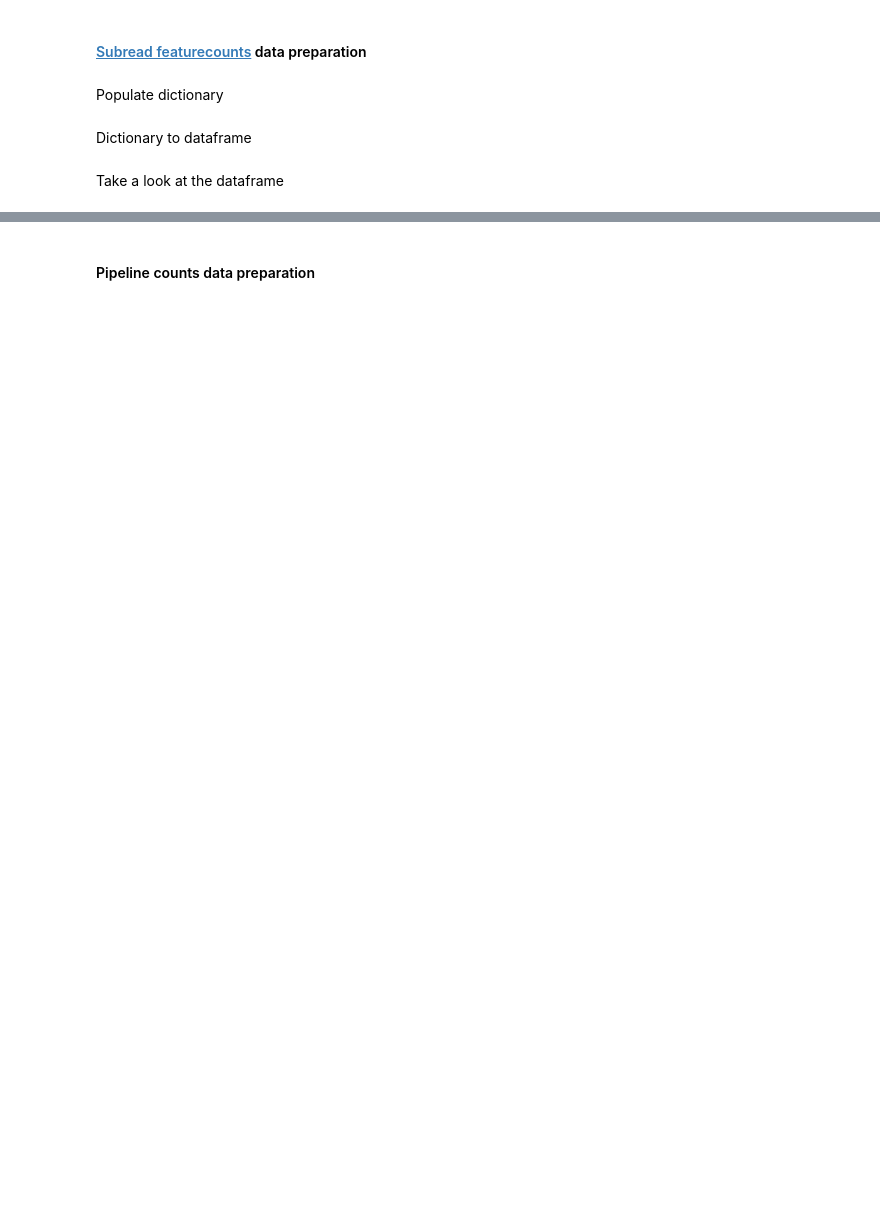
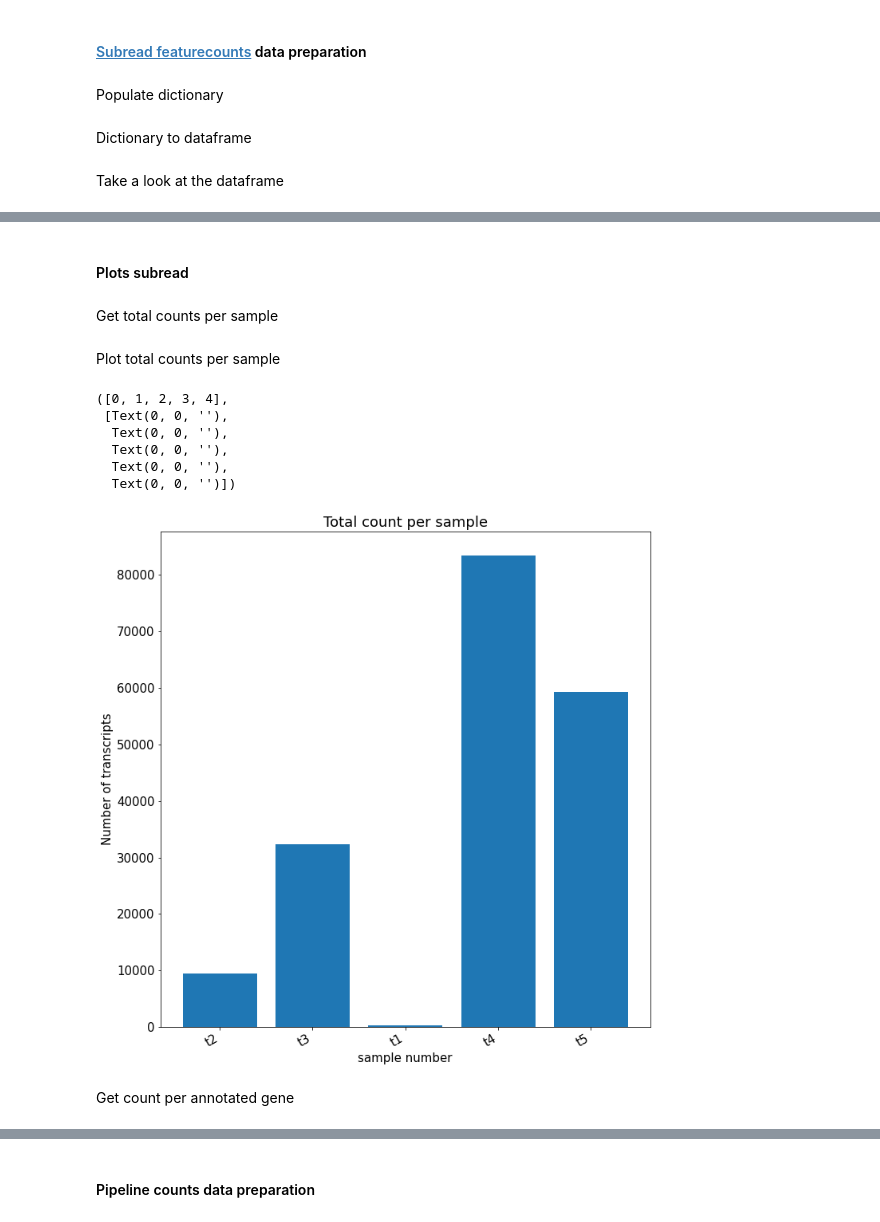
Before and after one commit to LUMC/RPCA, a Jupyter notebook: workflow/notebooks/count_stats.py.ipynb, the cells around one changed output, grey strips where cells are left out. Cells and saved outputs as stored; diff of their text form; code cells hidden in the pictures; blank space fills up the shorter version.

```diff
--- a/workflow/notebooks/count_stats.py.ipynb
+++ b/workflow/notebooks/count_stats.py.ipynb
@@ -14,20 +12,25 @@ import matplotlib.pyplot as plt
+# %%
+plt.rcParams["figure.figsize"] = [10, 10]
+plt.rcParams["figure.autolayout"] = True
+plt.rcParams.update({'font.size': 15})
 # %% [markdown]
 #### [Subread featurecounts](http://subread.sourceforge.net/) data preparation
 # %% [markdown]
 Populate dictionary
 # %%
 subreads_counts = {}
-with open(snakemake.input.annocount, 'r') as file:
+with open(snakemake.input.subread_count, 'r') as file:
     next(file)
     next(file)
     for line in file:
         line = line.split()
-        a = [int(line[6])]
-        subreads_counts[line[0]] = sum(a)
+        counts = [int(count) for count in line[6:]]
+        subreads_counts[line[0]] = [line[1], line[2], line[3], line[4], line[5]] + counts
 # %% [markdown]
 Dictionary to dataframe
 # %%
-subreads_df = pd.DataFrame.from_dict(subreads_counts, orient='index')
+cols = ['chr', 'start', 'end', 'strand', 'length'] + snakemake.params.datasetnames
+subreads_df = pd.DataFrame.from_dict(subreads_counts, orient='index', columns=cols)
 # %% [markdown]
 Take a look at the dataframe
 # %%
@@ -34,0 +56,27 @@ subreads_df
+# %% [markdown]
+#### Plots subread
+# %% [markdown]
+Get total counts per sample
+# %%
+totals = []
+for sample in snakemake.params.datasetnames:
+    totals.append(subreads_df[sample].sum())
+# %% [markdown]
+Plot total counts per sample
+# %%
+plt.bar(snakemake.params.datasetnames, totals)
+plt.ylabel('Number of transcripts')
+plt.xlabel('sample number')
+plt.title('Total count per sample')
+plt.xticks(rotation=30, ha='right')
+plt.savefig(snakemake.output.total, dpi=200)
+# %% [output]
+([0, 1, 2, 3, 4],
+ [Text(0, 0, ''),
+  Text(0, 0, ''),
+  Text(0, 0, ''),
+  Text(0, 0, ''),
+  Text(0, 0, '')])
+[figure, added]
+# %% [markdown]
+Get count per annotated gene
```
Also changed, not shown: parts of 23 cells of this notebook, 3 other files.
